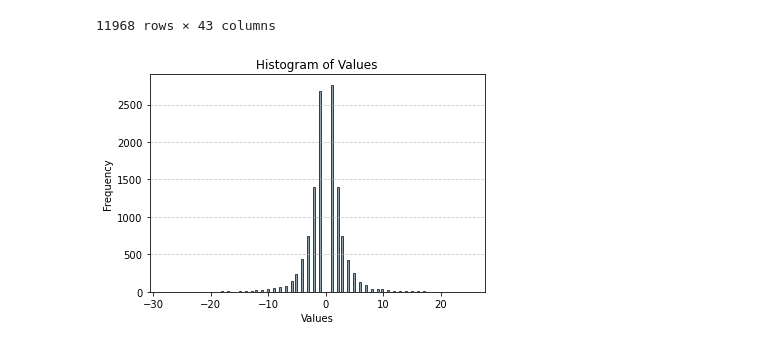
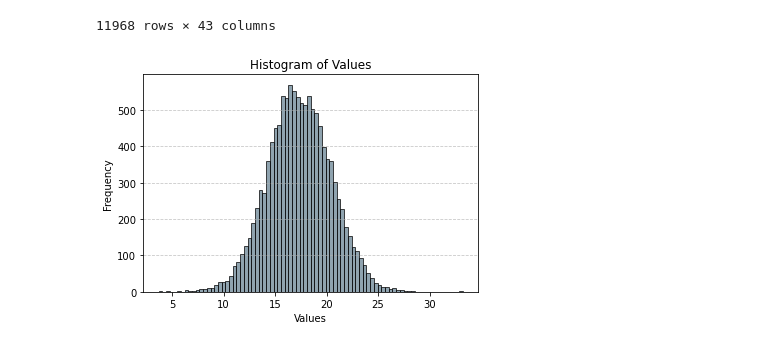
Before and after one commit to caiomelo22/nba-predictor, a Jupyter notebook: src/data.ipynb, the cells around one changed output. Drawn from its saved outputs; the diff is of its cells as text; code cells hidden in the pictures.

```diff
--- a/src/data.ipynb
+++ b/src/data.ipynb
@@ -86,15 +86,6 @@ def get_game_data(
         return None, None
 
     last_n_games = previous_season_games.iloc[-n_last_games:, :]
-
-    # Number of games in the last 4 days
-    last_4_days = game["date"] - pd.Timedelta(days=4)
-    number_games_last_4_days = len(
-        last_n_games.loc[
-            (last_n_games["date"] >= last_4_days)
-            & (last_n_games["date"] < game["date"])
-        ].index
-    )
 
     # Get last game ELO
     elo = teams_elo_dict[team_id]
@@ -312,15 +303,15 @@ display(final_df)
 # %%
 import matplotlib.pyplot as plt
 
-plt.hist(final_df['STREAK_A'], bins='auto', alpha=0.7, color='#607c8e', edgecolor='black')
+plt.hist(final_df['PER_B'], bins='auto', alpha=0.7, color='#607c8e', edgecolor='black')
 
 # Customize the plot
 plt.title('Histogram of Values')
 plt.xlabel('Values')
 plt.ylabel('Frequency')
 plt.grid(axis='y', linestyle='--', alpha=0.7)
 
 # Show the plot
 plt.show()
 # %% [output]
-[figure, old version]
+[figure, new version]
```
Also changed, not shown: 2 other files.
